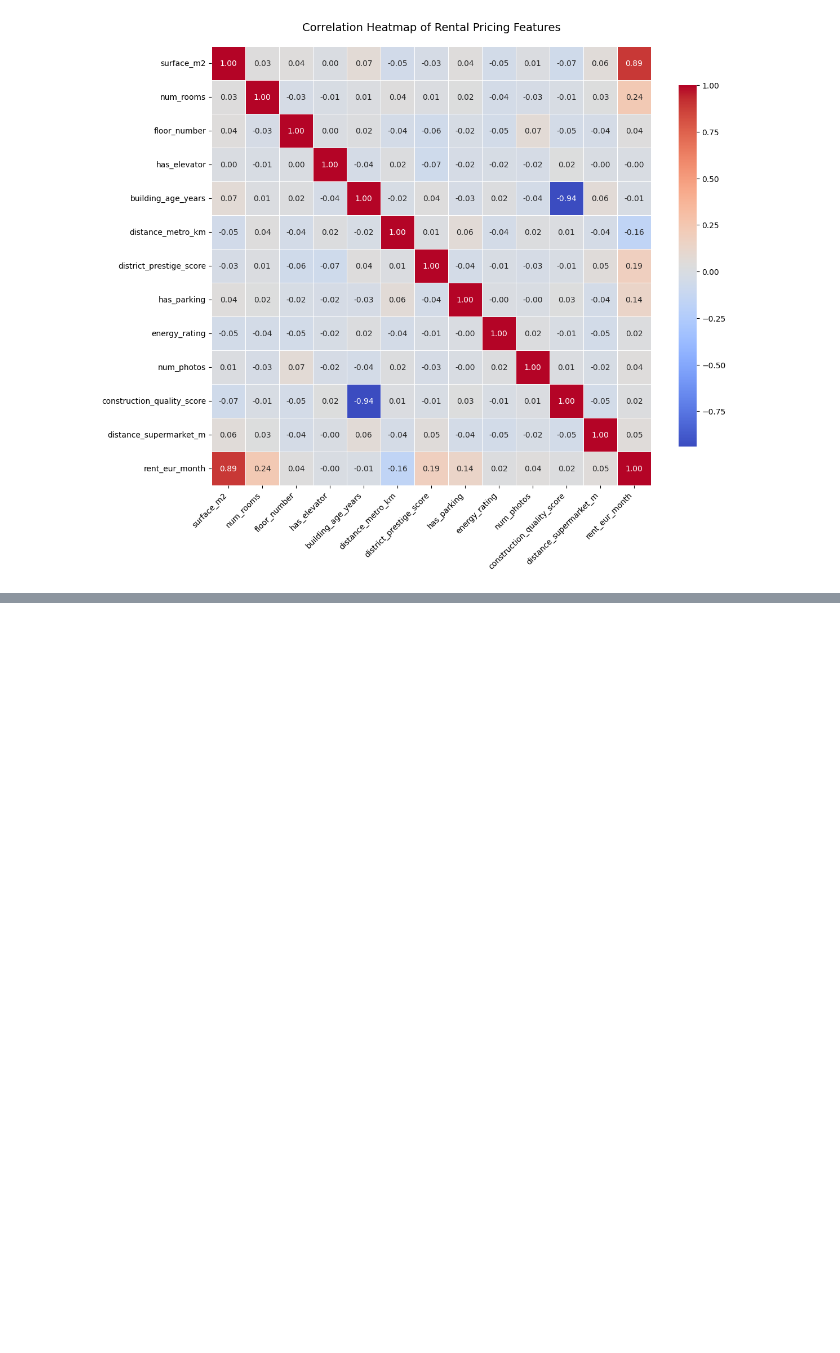
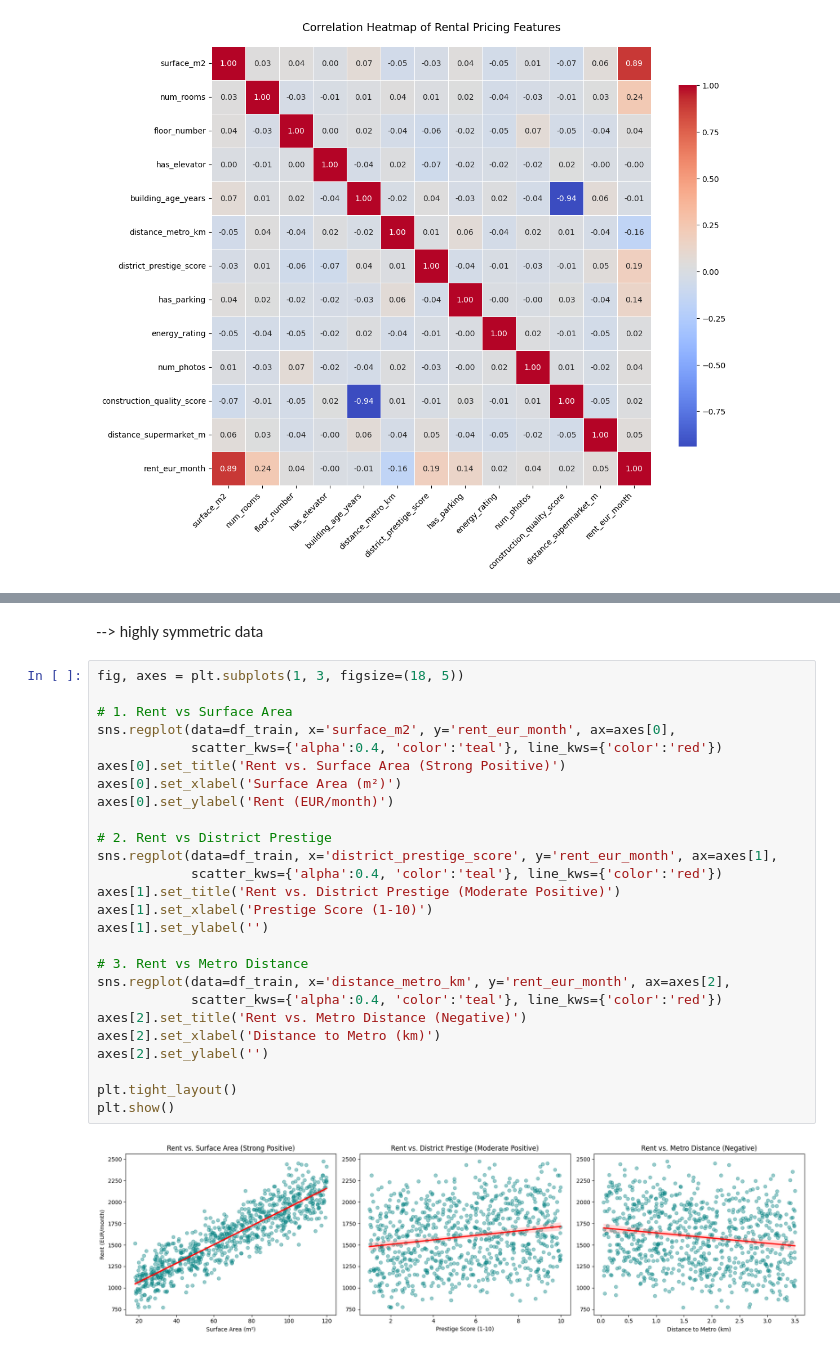
Before and after one commit to KSteponavicus/Urban-Rental-Pricing---Final-ML-Project, a Jupyter notebook: lucien.ipynb, the cells around one changed output, grey strips where cells are left out. Drawn from its saved outputs; the diff is of its cells as text; blank space fills up the shorter version.

```diff
--- a/lucien.ipynb
+++ b/lucien.ipynb
@@ -47,0 +71,30 @@ plt.close()
+# %% [markdown]
+--> highly symmetric data
+# %%
+fig, axes = plt.subplots(1, 3, figsize=(18, 5))
+
+# 1. Rent vs Surface Area
+sns.regplot(data=df_train, x='surface_m2', y='rent_eur_month', ax=axes[0],
+            scatter_kws={'alpha':0.4, 'color':'teal'}, line_kws={'color':'red'})
+axes[0].set_title('Rent vs. Surface Area (Strong Positive)')
+axes[0].set_xlabel('Surface Area (m²)')
+axes[0].set_ylabel('Rent (EUR/month)')
+
+# 2. Rent vs District Prestige
+sns.regplot(data=df_train, x='district_prestige_score', y='rent_eur_month', ax=axes[1],
+            scatter_kws={'alpha':0.4, 'color':'teal'}, line_kws={'color':'red'})
+axes[1].set_title('Rent vs. District Prestige (Moderate Positive)')
+axes[1].set_xlabel('Prestige Score (1-10)')
+axes[1].set_ylabel('')
+
+# 3. Rent vs Metro Distance
+sns.regplot(data=df_train, x='distance_metro_km', y='rent_eur_month', ax=axes[2],
+            scatter_kws={'alpha':0.4, 'color':'teal'}, line_kws={'color':'red'})
+axes[2].set_title('Rent vs. Metro Distance (Negative)')
+axes[2].set_xlabel('Distance to Metro (km)')
+axes[2].set_ylabel('')
+
+plt.tight_layout()
+plt.show()
+# %% [output]
+[figure, added]
```
Also changed, not shown: parts of 3 cells of this notebook.
